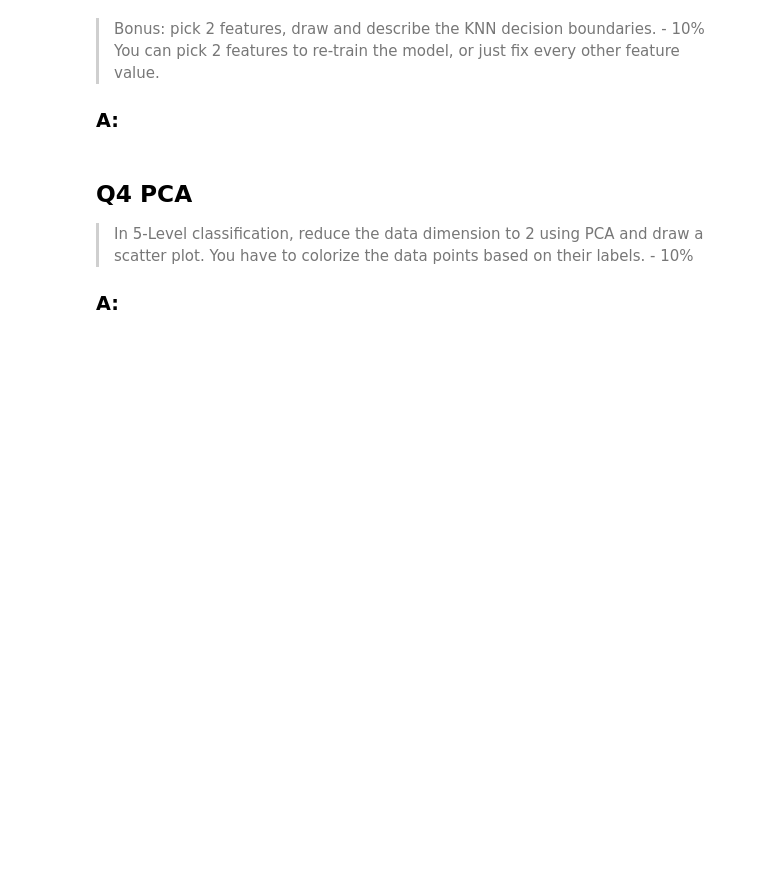
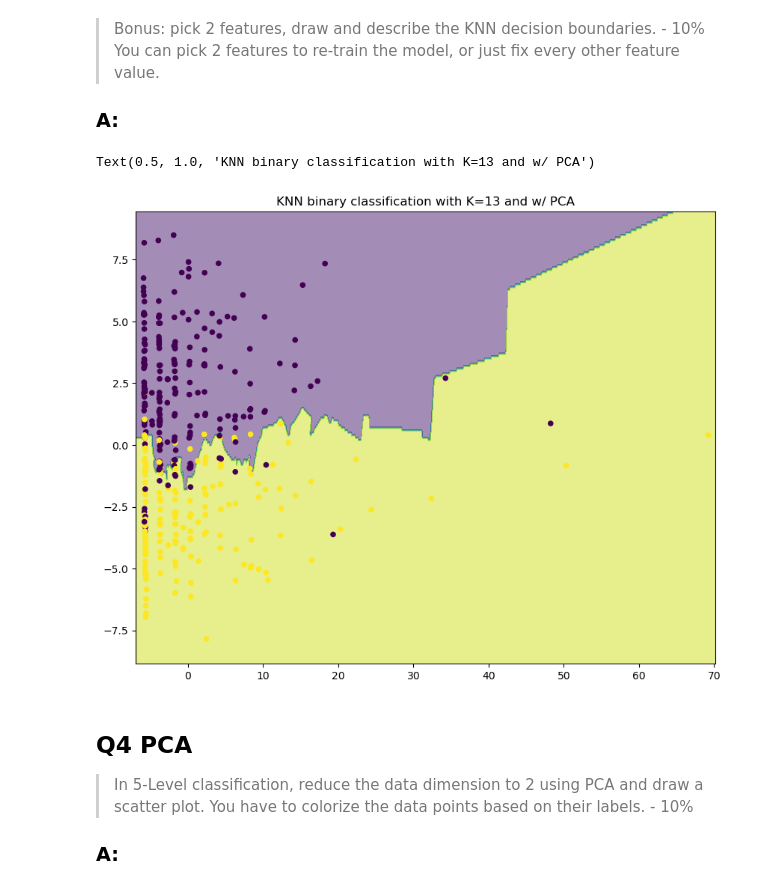
Before and after one commit to kie4280/Fall2021-MachineLearning, a Jupyter notebook: HW2/HW2.ipynb, the cells around one changed output. Saved outputs shown, nothing was run; the diff lists cells and outputs as text; code cells hidden in the pictures; blank space fills up the shorter version.

```diff
--- a/HW2/HW2.ipynb
+++ b/HW2/HW2.ipynb
@@ -672,6 +655,28 @@ Both boosting and bagging randomly samples training data to get new training dat
 > Bonus: pick 2 features, draw and describe the KNN decision boundaries. - 10%
 You can pick 2 features to re-train the model, or just fix every other feature value.
 ### A:
+# %%
+knn = KNeighborsClassifier(n_neighbors=13)  # knn with k=5
+pca = PCA(n_components=2)
+training = data_binary.copy() # binary
+X = pca.fit_transform(training[:, 0:-2])
+y = training[:, -1]
+x_min, x_max = X[:, 0].min() - 1, X[:, 0].max() + 1 # get boundary
+y_min, y_max = X[:, 1].min() - 1, X[:, 1].max() + 1
+xx, yy = np.meshgrid(np.arange(x_min, x_max, 0.1),
+                     np.arange(y_min, y_max, 0.1)) # create mesh
+
+f = plt.figure(figsize=(10, 8), dpi=100)
+knn.fit(X, y)
+
+Z = knn.predict(np.c_[xx.ravel(), yy.ravel()])
+Z = Z.reshape(xx.shape)
+plt.contourf(xx, yy, Z, alpha=0.5)
+plt.scatter(X[:, 0], X[:, 1], c=y, s=20)
+plt.title("KNN binary classification with K=13 and w/ PCA")
+# %% [output]
+Text(0.5, 1.0, 'KNN binary classification with K=13 and w/ PCA')
+[figure, added]
 # %% [markdown]
 
 ## Q4 PCA
```
Also changed, not shown: parts of 10 cells of this notebook, 1 other file.
